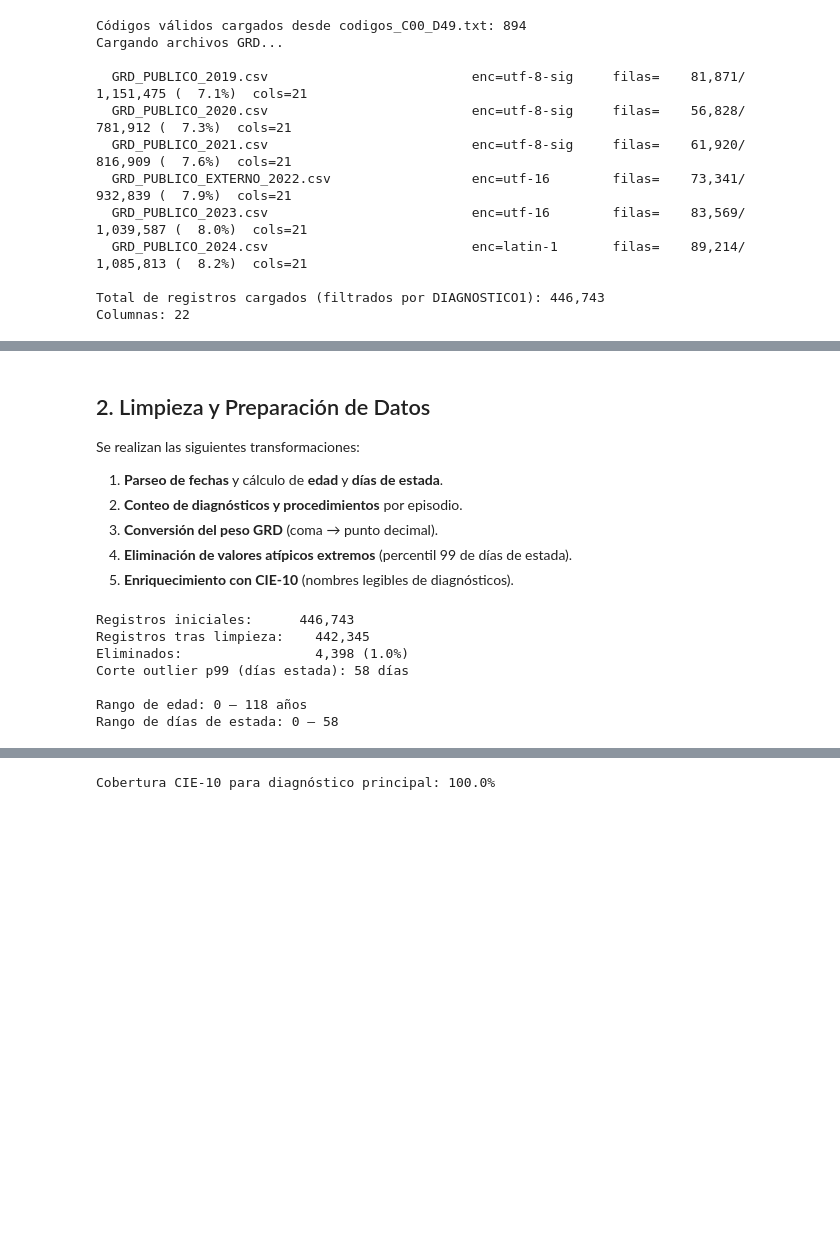
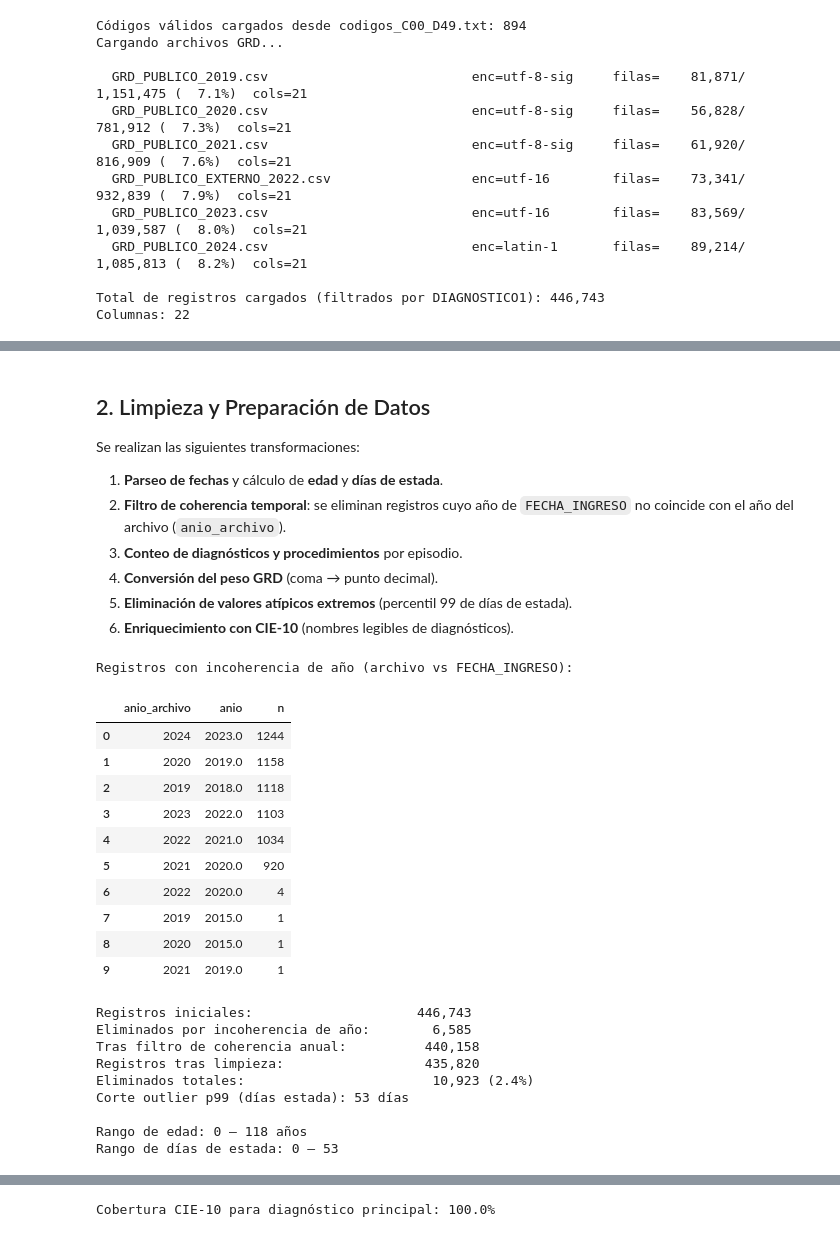
Before and after one commit to SebaGRT/Proyecto-Hospitalizacion, a Jupyter notebook: EDA_Egresos_Hospitalarios_Chile (Cargado).ipynb, the cells around one changed output, grey strips where cells are left out. Saved outputs shown, nothing was run; the diff lists cells and outputs as text; code cells hidden in the pictures; blank space fills up the shorter version.

```diff
--- a/EDA_Egresos_Hospitalarios_Chile (Cargado).ipynb
+++ b/EDA_Egresos_Hospitalarios_Chile (Cargado).ipynb
@@ -210,17 +210,16 @@ display(df.head())
 
 Se realizan las siguientes transformaciones:
 1. **Parseo de fechas** y cálculo de **edad** y **días de estada**.
-2. **Conteo de diagnósticos y procedimientos** por episodio.
-3. **Conversión del peso GRD** (coma → punto decimal).
-4. **Eliminación de valores atípicos extremos** (percentil 99 de días de estada).
-5. **Enriquecimiento con CIE-10** (nombres legibles de diagnósticos).
+2. **Filtro de coherencia temporal**: se eliminan registros cuyo año de `FECHA_INGRESO` no coincide con el año del archivo (`anio_archivo`).
+3. **Conteo de diagnósticos y procedimientos** por episodio.
+4. **Conversión del peso GRD** (coma → punto decimal).
+5. **Eliminación de valores atípicos extremos** (percentil 99 de días de estada).
+6. **Enriquecimiento con CIE-10** (nombres legibles de diagnósticos).
 # %%
 n_inicial = len(df)
 
 # --- Fechas ---
-# Parseo robusto para formato mixto entre años:
-# - ISO (YYYY-MM-DD), usado en 2023
-# - day-first para el resto (ej. DD/MM/YYYY)
+
 for col_fecha in ["FECHA_INGRESO", "FECHAALTA", "FECHA_NACIMIENTO"]:
     s = df[col_fecha].astype(str).str.strip()
 
@@ -237,6 +236,32 @@ for col_fecha in ["FECHA_INGRESO", "FECHAALTA", "FECHA_NACIMIENTO"]:
 # --- Año y mes de ingreso ---
 df["anio"] = df["FECHA_INGRESO"].dt.year
 df["mes"] = df["FECHA_INGRESO"].dt.month
+
+# --- Filtro de coherencia temporal (año en fecha vs año del archivo) ---
+n_anio_incoherente = 0
+if "anio_archivo" in df.columns:
+    df["anio_archivo"] = pd.to_numeric(df["anio_archivo"], errors="coerce")
+    mask_anio_incoherente = (
+        df["anio"].notna()
+        & df["anio_archivo"].notna()
+        & (df["anio"] != df["anio_archivo"])
+    )
+    n_anio_incoherente = int(mask_anio_incoherente.sum())
+
+    if n_anio_incoherente > 0:
+        resumen_incoherencias = (
+            df.loc[mask_anio_incoherente, ["anio_archivo", "anio"]]
+            .value_counts()
+            .rename("n")
+            .reset_index()
+            .sort_values("n", ascending=False)
+        )
+        print("Registros con incoherencia de año (archivo vs FECHA_INGRESO):")
+        display(resumen_incoherencias.head(10))
+
+    df = df.loc[~mask_anio_incoherente].copy()
+
+n_post_filtro_anio = len(df)
 
 # --- Edad (en años) ---
 df["edad"] = (df["FECHA_INGRESO"] - df["FECHA_NACIMIENTO"]).dt.days / 365.25
@@ -252,40 +277,57 @@ proc_cols = [c for c in df.columns if c.startswith("PROCEDIMIENTO")]
 diag_cols = [c for c in df.columns if c.startswith("DIAGNOSTICO")]
 df["n_procedimientos"] = df[proc_cols].notna().sum(axis=1)
 df["n_diagnosticos"] = df[diag_cols].notna().sum(axis=1)
 
 # --- Peso GRD (coma decimal → float) ---
 df["peso_grd"] = (
     df["IR_29301_PESO"]
     .astype(str)
     .str.replace(",", ".", regex=False)
     .pipe(pd.to_numeric, errors="coerce")
 )
 
 # --- Severidad y mortalidad como numérico ---
 df["severidad"] = pd.to_numeric(df["IR_29301_SEVERIDAD"], errors="coerce")
 df["mortalidad"] = pd.to_numeric(df["IR_29301_MORTALIDAD"], errors="coerce")
 
 # --- Eliminar outliers extremos de días de estada (p99) ---
 p99 = df["dias_estada"].quantile(0.99)
 df_clean = df[df["dias_estada"].notna() & (df["dias_estada"] <= p99)].copy()
 
 # --- Liberar columnas intermedias de memoria ---
 # Se conservan PROCEDIMIENTO1..3 para análisis oncológico de diversidad procedimental.
 cols_drop = diag_cols[1:]  # Mantener DIAGNOSTICO1
 df_clean.drop(columns=[c for c in cols_drop if c in df_clean.columns], inplace=True, errors="ignore")
 
 n_final = len(df_clean)
-print(f"Registros iniciales:   {n_inicial:>10,}")
-print(f"Registros tras limpieza: {n_final:>10,}")
-print(f"Eliminados:            {n_inicial - n_final:>10,} ({(n_inicial - n_final)/n_inicial*100:.1f}%)")
+print(f"Registros iniciales:                  {n_inicial:>10,}")
+print(f"Eliminados por incoherencia de año:   {n_anio_incoherente:>10,}")
+print(f"Tras filtro de coherencia anual:       {n_post_filtro_anio:>10,}")
+print(f"Registros tras limpieza:               {n_final:>10,}")
+pct_elim_total = ((n_inicial - n_final) / n_inicial * 100) if n_inicial else 0
+print(f"Eliminados totales:                    {n_inicial - n_final:>10,} ({pct_elim_total:.1f}%)")
 print(f"Corte outlier p99 (días estada): {p99:.0f} días")
 print(f"\nRango de edad: {df_clean['edad'].min():.0f} – {df_clean['edad'].max():.0f} años")
 print(f"Rango de días de estada: {df_clean['dias_estada'].min():.0f} – {df_clean['dias_estada'].max():.0f}")
 # %% [output]
-Registros iniciales:      446,743
-Registros tras limpieza:    442,345
-Eliminados:                 4,398 (1.0%)
-Corte outlier p99 (días estada): 58 días
-
-Rango de edad: 0 – 118 años
-Rango de días de estada: 0 – 58
+Registros con incoherencia de año (archivo vs FECHA_INGRESO):
+|  | anio_archivo | anio | n |
+| 0 | 2024 | 2023.0 | 1244 |
+| 1 | 2020 | 2019.0 | 1158 |
+| 2 | 2019 | 2018.0 | 1118 |
+| 3 | 2023 | 2022.0 | 1103 |
+| 4 | 2022 | 2021.0 | 1034 |
+| 5 | 2021 | 2020.0 | 920 |
+| 6 | 2022 | 2020.0 | 4 |
+| 7 | 2019 | 2015.0 | 1 |
+| 8 | 2020 | 2015.0 | 1 |
+| 9 | 2021 | 2019.0 | 1 |
+Registros iniciales:                     446,743
+Eliminados por incoherencia de año:        6,585
+Tras filtro de coherencia anual:          440,158
+Registros tras limpieza:                  435,820
+Eliminados totales:                        10,923 (2.4%)
+Corte outlier p99 (días estada): 53 días
+
+Rango de edad: 0 – 118 años
+Rango de días de estada: 0 – 53
```
Also changed, not shown: parts of 4 cells of this notebook, 1 other file.
